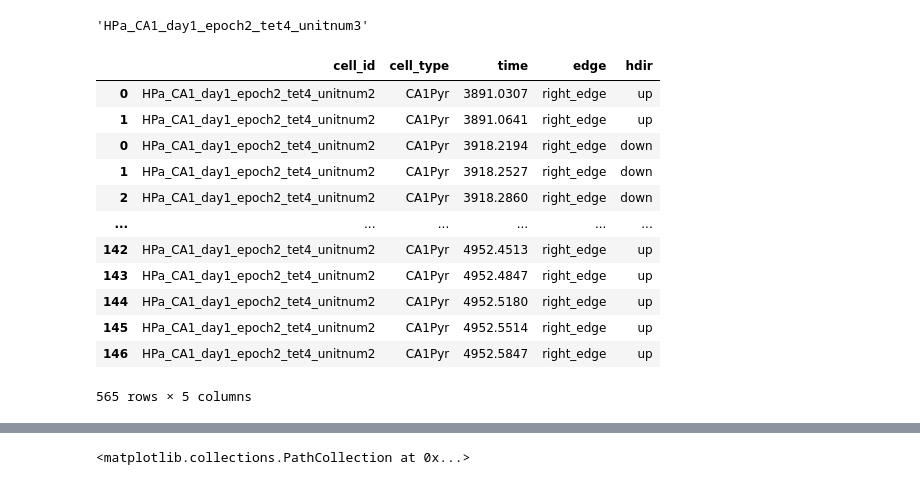
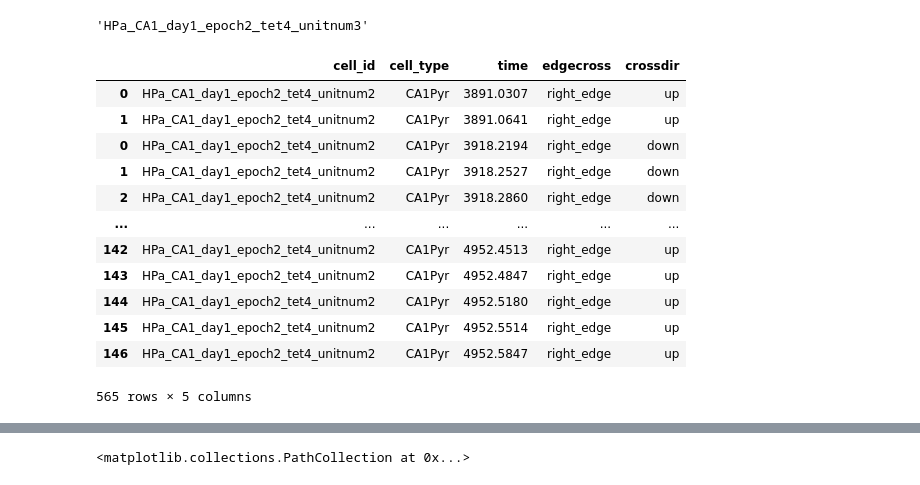
Before and after one commit to pdrivier/phase_precession, a Jupyter notebook: place_fields.ipynb, the cells around one changed output, grey strips where cells are left out. Drawn from its saved outputs; the diff is of its cells as text; code cells hidden in the pictures.

```diff
--- a/place_fields.ipynb
+++ b/place_fields.ipynb
@@ -594,16 +670,0 @@ subcell = times_df[times_df['cell_id'] == 'HPa_CA1_day1_epoch2_tet4_unitnum2']
-# %%
-subcell.sort_values(by = ['time'])
-# %% [output]
-|  | cell_id | cell_type | time | edge | hdir |
-| 0 | HPa_CA1_day1_epoch2_tet4_unitnum2 | CA1Pyr | 3891.0307 | right_edge | up |
-| 1 | HPa_CA1_day1_epoch2_tet4_unitnum2 | CA1Pyr | 3891.0641 | right_edge | up |
-| 0 | HPa_CA1_day1_epoch2_tet4_unitnum2 | CA1Pyr | 3918.2194 | right_edge | down |
-| 1 | HPa_CA1_day1_epoch2_tet4_unitnum2 | CA1Pyr | 3918.2527 | right_edge | down |
-| 2 | HPa_CA1_day1_epoch2_tet4_unitnum2 | CA1Pyr | 3918.2860 | right_edge | down |
-| ... | ... | ... | ... | ... | ... |
-| 142 | HPa_CA1_day1_epoch2_tet4_unitnum2 | CA1Pyr | 4952.4513 | right_edge | up |
-| 143 | HPa_CA1_day1_epoch2_tet4_unitnum2 | CA1Pyr | 4952.4847 | right_edge | up |
-| 144 | HPa_CA1_day1_epoch2_tet4_unitnum2 | CA1Pyr | 4952.5180 | right_edge | up |
-| 145 | HPa_CA1_day1_epoch2_tet4_unitnum2 | CA1Pyr | 4952.5514 | right_edge | up |
-| 146 | HPa_CA1_day1_epoch2_tet4_unitnum2 | CA1Pyr | 4952.5847 | right_edge | up |
-565 rows × 5 columns
@@ -609,0 +673,18 @@ subcell.sort_values(by = ['time'])
+# %%
+subcell = subcell.sort_values(by = ['time'])
+# %%
+subcell
+# %% [output]
+|  | cell_id | cell_type | time | edgecross | crossdir |
+| 0 | HPa_CA1_day1_epoch2_tet4_unitnum2 | CA1Pyr | 3891.0307 | right_edge | up |
+| 1 | HPa_CA1_day1_epoch2_tet4_unitnum2 | CA1Pyr | 3891.0641 | right_edge | up |
+| 0 | HPa_CA1_day1_epoch2_tet4_unitnum2 | CA1Pyr | 3918.2194 | right_edge | down |
+| 1 | HPa_CA1_day1_epoch2_tet4_unitnum2 | CA1Pyr | 3918.2527 | right_edge | down |
+| 2 | HPa_CA1_day1_epoch2_tet4_unitnum2 | CA1Pyr | 3918.2860 | right_edge | down |
+| ... | ... | ... | ... | ... | ... |
+| 142 | HPa_CA1_day1_epoch2_tet4_unitnum2 | CA1Pyr | 4952.4513 | right_edge | up |
+| 143 | HPa_CA1_day1_epoch2_tet4_unitnum2 | CA1Pyr | 4952.4847 | right_edge | up |
+| 144 | HPa_CA1_day1_epoch2_tet4_unitnum2 | CA1Pyr | 4952.5180 | right_edge | up |
+| 145 | HPa_CA1_day1_epoch2_tet4_unitnum2 | CA1Pyr | 4952.5514 | right_edge | up |
+| 146 | HPa_CA1_day1_epoch2_tet4_unitnum2 | CA1Pyr | 4952.5847 | right_edge | up |
+565 rows × 5 columns
```
Also changed, not shown: parts of 12 cells of this notebook.
